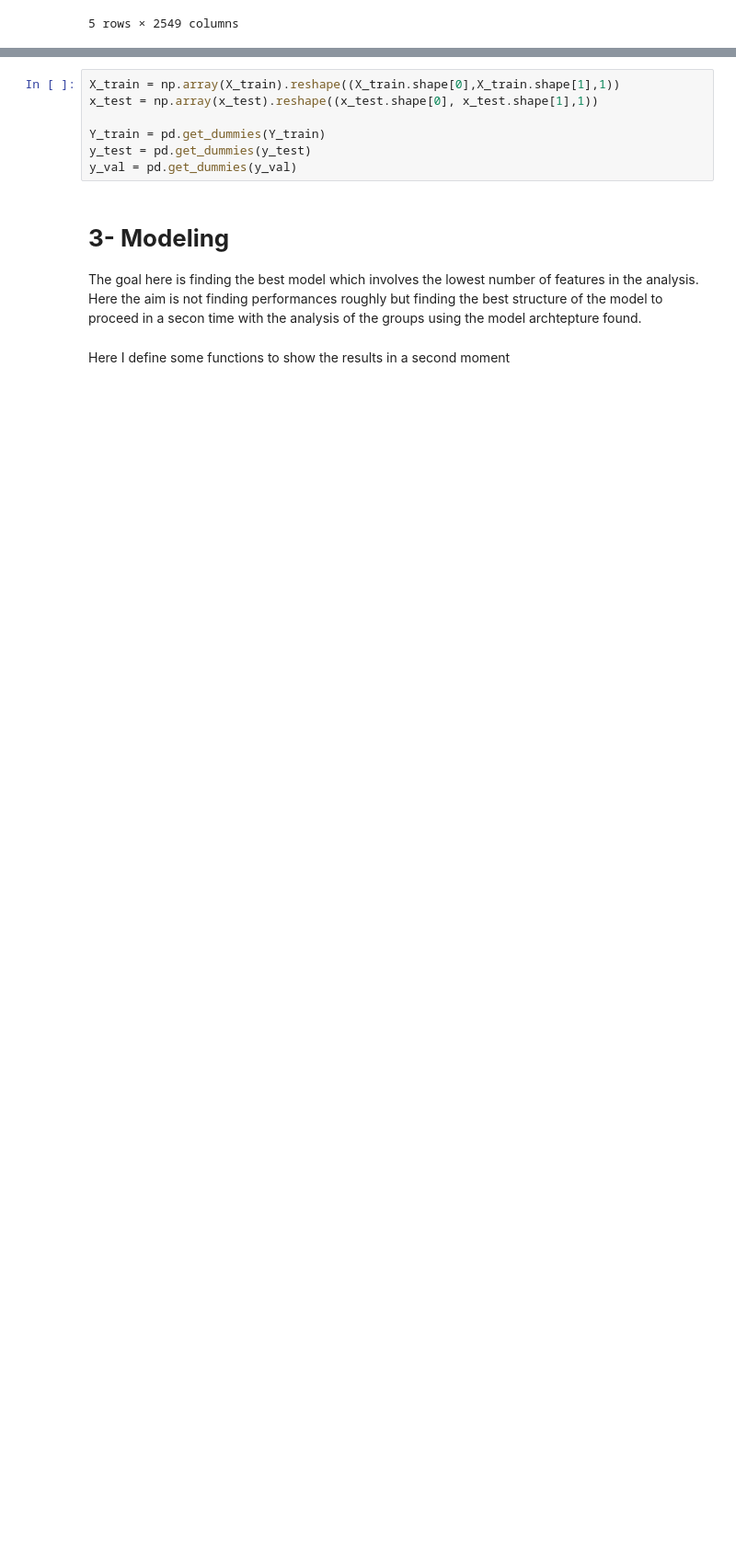
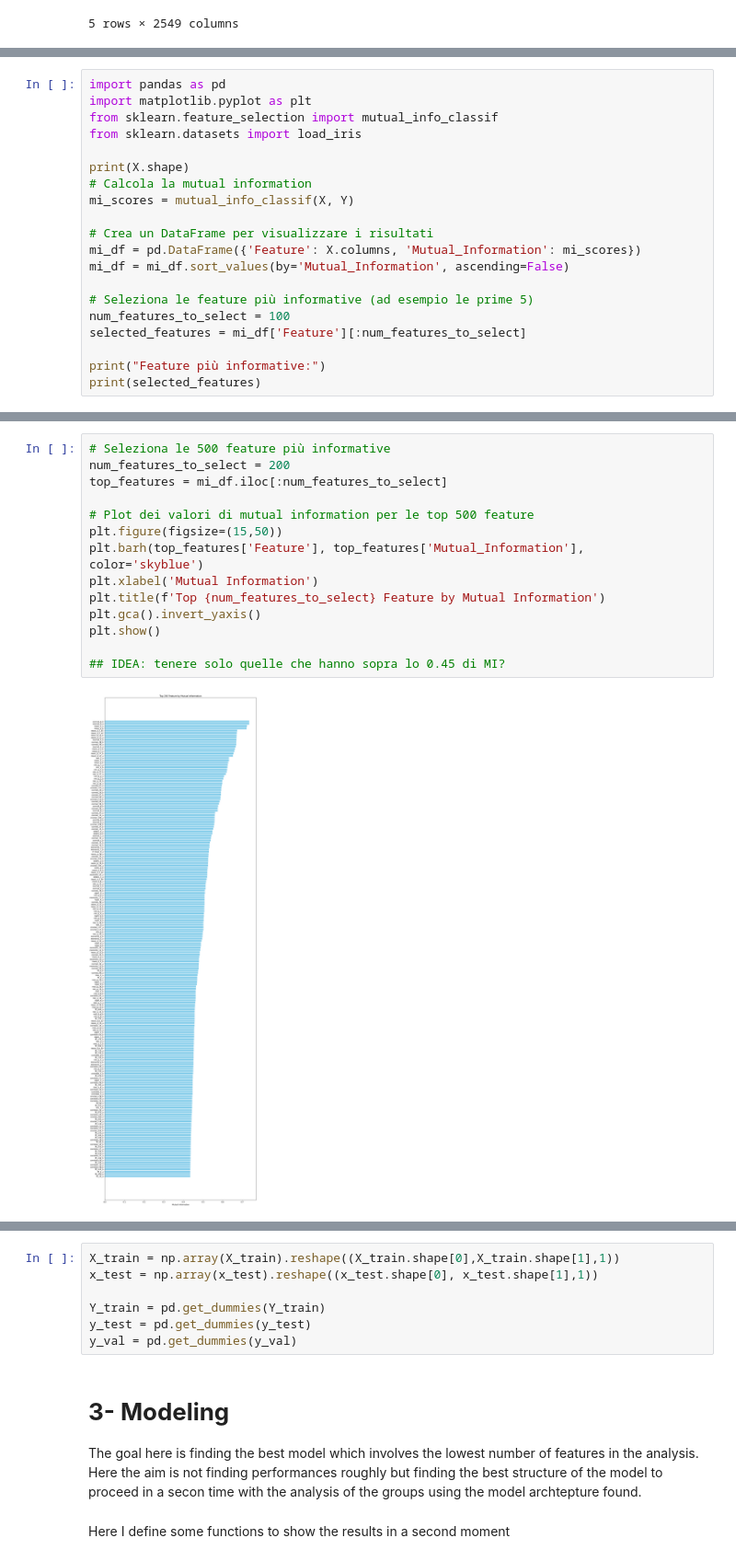
Before and after one commit to AndreaCorrado00/Emotion-recognition-throught-Deep-Learning-, a Jupyter notebook: emotions_eeg_lstm_gru_dnn_98_44.ipynb, the cells around one changed output, grey strips where cells are left out. Shown at 92% size. Cells and saved outputs as stored; diff of their text form; blank space fills up the shorter version.

```diff
--- a/emotions_eeg_lstm_gru_dnn_98_44.ipynb
+++ b/emotions_eeg_lstm_gru_dnn_98_44.ipynb
@@ -228,0 +220,20 @@ x_test.head()
+# %%
+import pandas as pd
+import matplotlib.pyplot as plt
+from sklearn.feature_selection import mutual_info_classif
+from sklearn.datasets import load_iris
+
+print(X.shape)
+# Calcola la mutual information
+mi_scores = mutual_info_classif(X, Y)
+
+# Crea un DataFrame per visualizzare i risultati
+mi_df = pd.DataFrame({'Feature': X.columns, 'Mutual_Information': mi_scores})
+mi_df = mi_df.sort_values(by='Mutual_Information', ascending=False)
+
+# Seleziona le feature più informative (ad esempio le prime 5)
+num_features_to_select = 100
+selected_features = mi_df['Feature'][:num_features_to_select]
+
+print("Feature più informative:")
+print(selected_features)
@@ -228,0 +255,16 @@ x_test.head()
+# %%
+# Seleziona le 500 feature più informative
+num_features_to_select = 200
+top_features = mi_df.iloc[:num_features_to_select]
+
+# Plot dei valori di mutual information per le top 500 feature
+plt.figure(figsize=(15,50))
+plt.barh(top_features['Feature'], top_features['Mutual_Information'], color='skyblue')
+plt.xlabel('Mutual Information')
+plt.title(f'Top {num_features_to_select} Feature by Mutual Information')
+plt.gca().invert_yaxis()
+plt.show()
+
+## IDEA: tenere solo quelle che hanno sopra lo 0.45 di MI?
+# %% [output]
+[figure, added]
```
Also changed, not shown: parts of 13 cells of this notebook.
